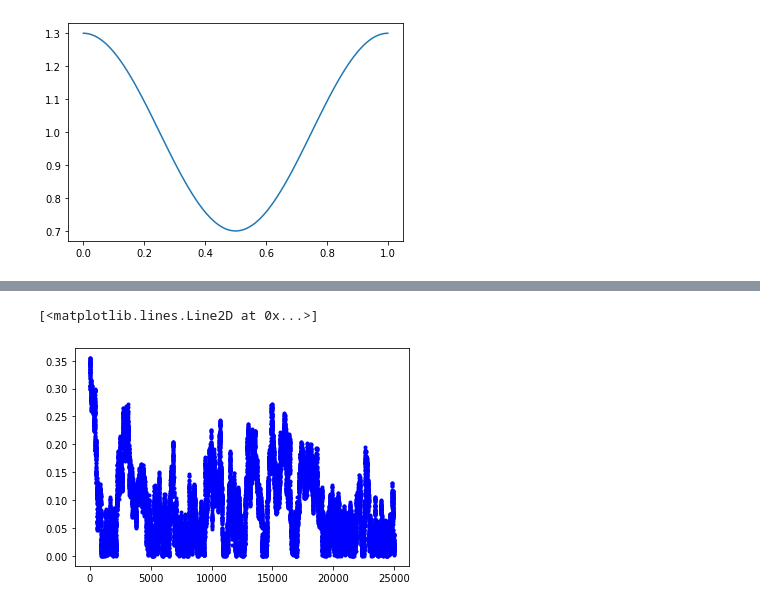
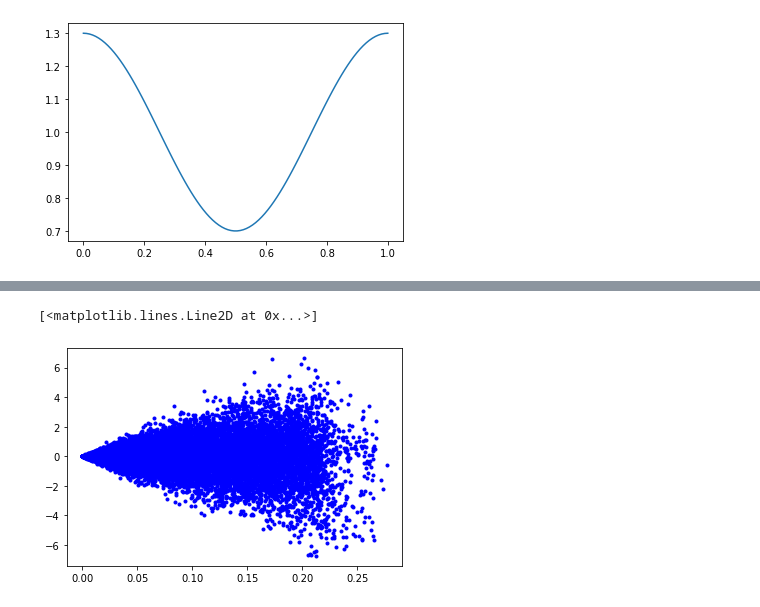
Before and after one commit to slosar/notebooks, a Jupyter notebook: zhi_test.ipynb, the cells around one changed output, grey strips where cells are left out. Drawn from its saved outputs; the diff is of its cells as text; code cells hidden in the pictures.

```diff
--- a/zhi_test.ipynb
+++ b/zhi_test.ipynb
@@ -159,5 +176,5 @@ Accepted samples 30000 1
 # %%
-plt.plot(da[:,4],'b.')
+plt.plot(da[5000:,4],da[5000:,1],'b.')
 # %% [output]
 [<matplotlib.lines.Line2D at 0x...>]
-[figure, old version]
+[figure, new version]
```
Also changed, not shown: parts of 12 cells of this notebook.
